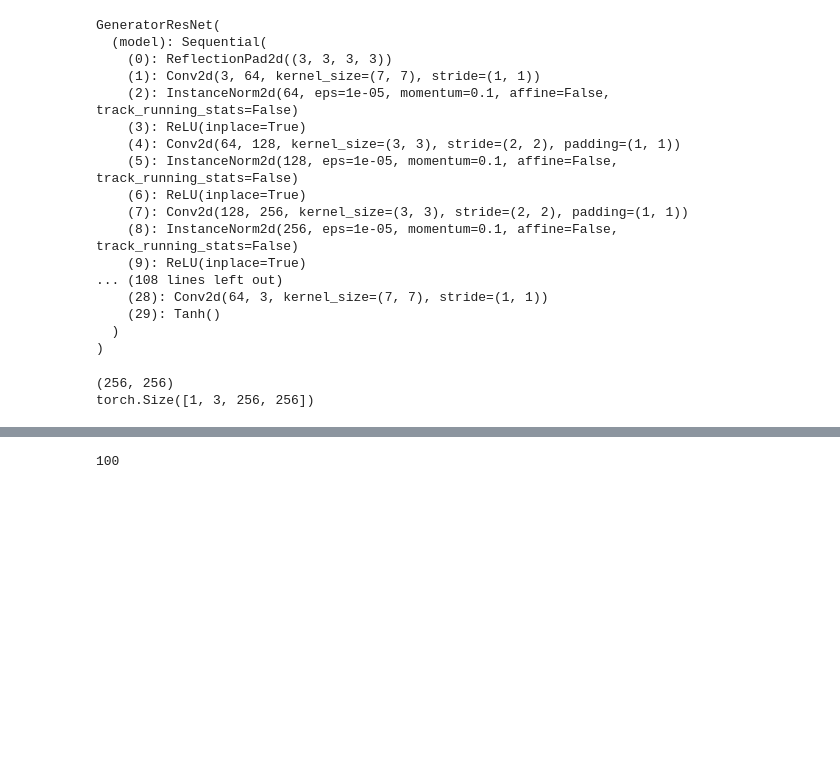
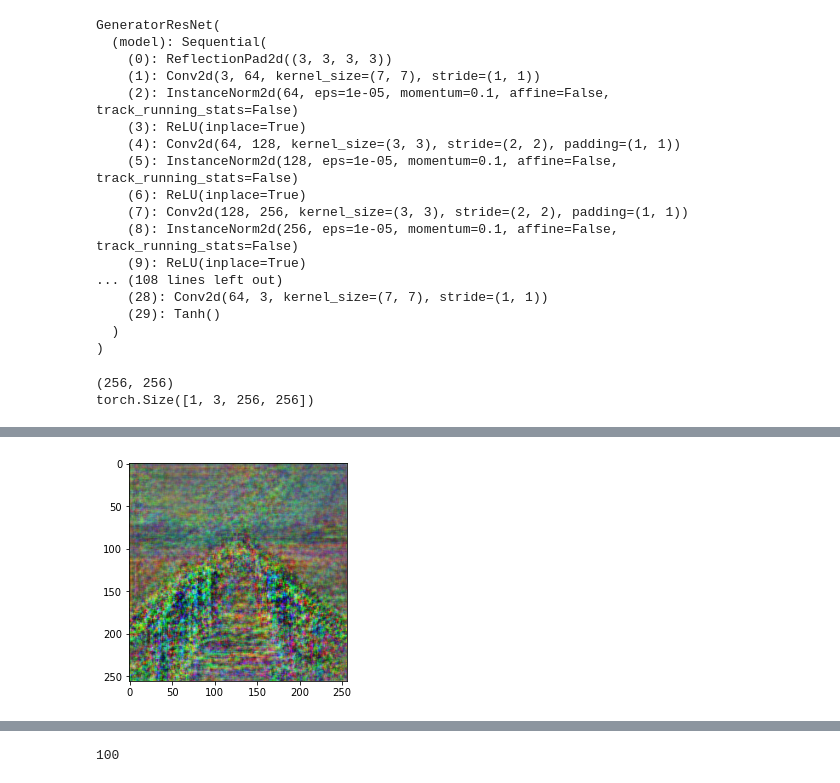
Before and after one commit to arpit2412/Generative-Adversarial-Network-, a Jupyter notebook: CycleGAN/GAN_Palette.ipynb, the cells around one changed output, grey strips where cells are left out. Cells and saved outputs as stored; diff of their text form; code cells hidden in the pictures; blank space fills up the shorter version.

```diff
--- a/CycleGAN/GAN_Palette.ipynb
+++ b/CycleGAN/GAN_Palette.ipynb
@@ -277,0 +262,12 @@ tensor([[[-0.7801, -0.8781, -0.9118,  ...,  0.4532,  0.4676,  0.4641],
+# %%
+def imshow(inp, title=None):
+    """Imshow for Tensor."""
+    inp = inp.numpy().transpose((1, 2, 0))
+    mean = np.array([0.5, 0.5, 0.5])
+    std = np.array([0.5, 0.5, 0.5])
+    inp = std * inp + mean
+    plt.imshow(inp)
+    return inp
+inp = imshow(sing_result_2.detach())
+# %% [output]
+[figure, added]
```
Also changed, not shown: parts of 64 cells of this notebook.
